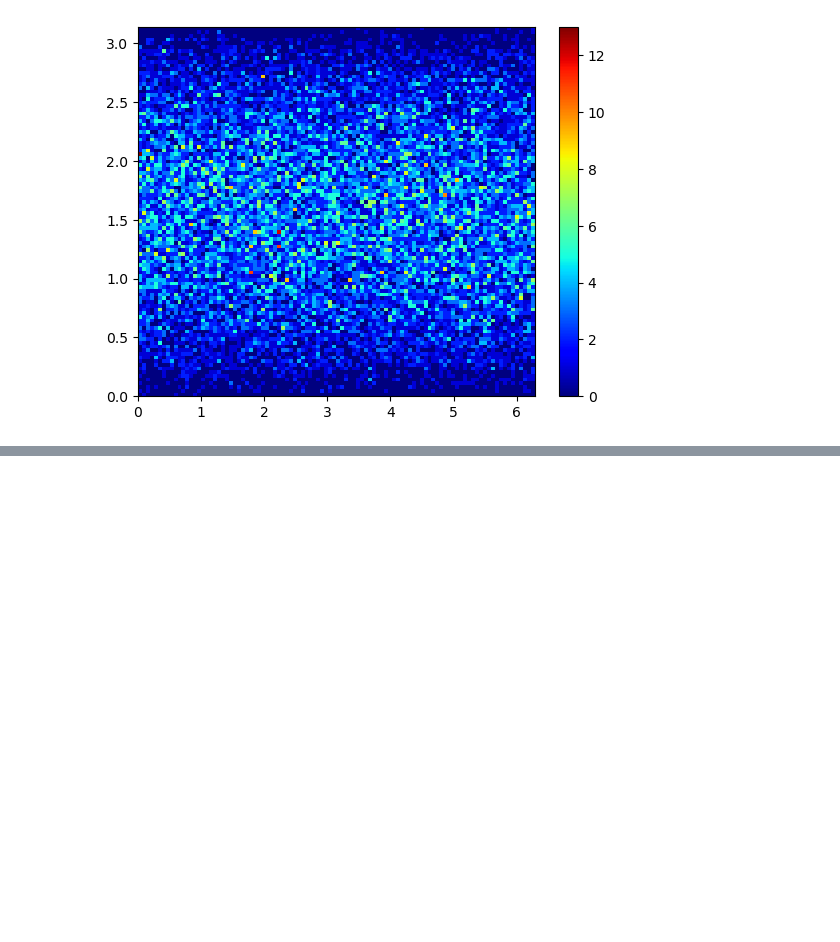
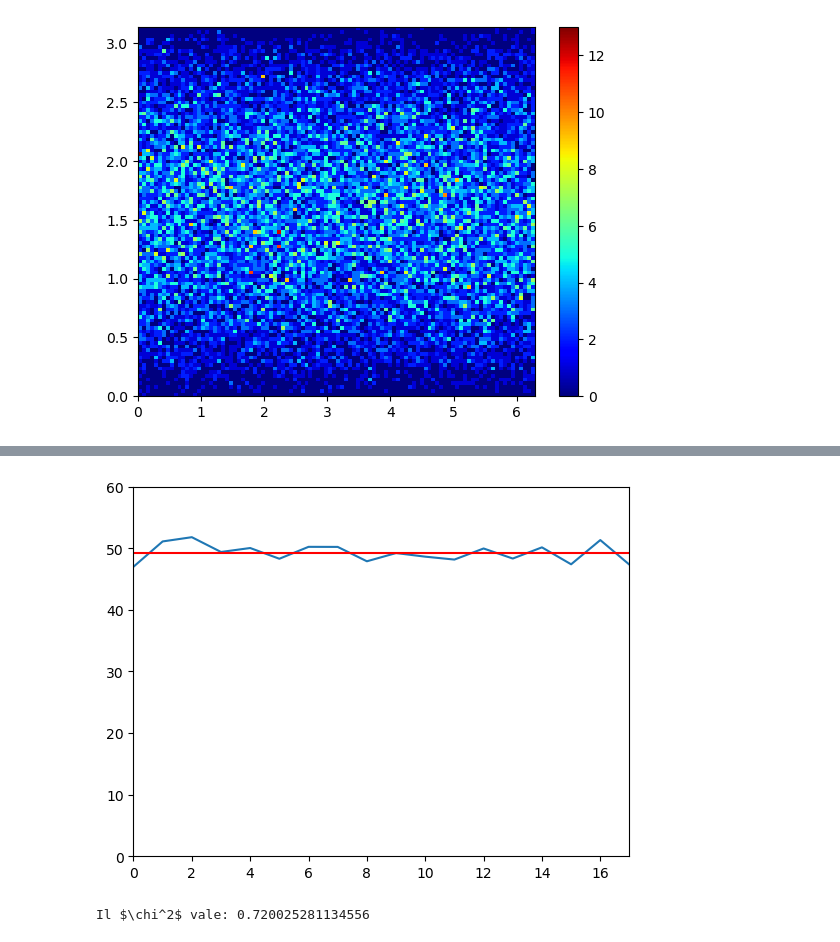
Before and after one commit to ccol168/Directionality_ToyMC_JUNO, a Jupyter notebook: Analysis_ToyMC.ipynb, the cells around one changed output, grey strips where cells are left out. Cells and saved outputs as stored; diff of their text form; code cells hidden in the pictures; blank space fills up the shorter version.

```diff
--- a/Analysis_ToyMC.ipynb
+++ b/Analysis_ToyMC.ipynb
@@ -140,0 +155,52 @@ Make3dPlot(x_scint[:scattlim],y_scint[:scattlim],z_scint[:scattlim],sizes_scint[
+# %%
+#chi squared test for uniform distribution, see Malkin paper for numbers
+counter = np.zeros(18)
+
+def DegtoRad (rad) :
+    return rad*(2*np.pi)/360
+
+def CountPhiEvents (HighLimit,LowLimit,values) :
+    return sum(map(lambda x : x > DegtoRad(LowLimit) and  x < DegtoRad(HighLimit) , values))
+'''
+for i in range(0,len(Scint_phis)) :
+    if Scint_phis[i] > DegtoRad(90 + 80.1375) :
+        for j in range(0,2) :
+            if (Scint_thetas[i] > i*DegtoRad(120)) and (Scint_thetas[i] < (i+1)*DegtoRad(120)) :
+                counter[j]=counter[j]+1
+'''
+ExpectedValue = len(Scint_phis)/406
+counter[0] = CountPhiEvents(180,90+80.1375,Scint_phis) / 3
+counter[1] = CountPhiEvents(90+80.1375,90+70.2010,Scint_phis) / 9
+counter[2] = CountPhiEvents(90+70.2010,90+60.1113,Scint_phis) / 15
+counter[3] = CountPhiEvents(90+60.1113,90+50.2170,Scint_phis) / 20
+counter[4] = CountPhiEvents(90+50.2170,90+40.5602,Scint_phis) / 24
+counter[5] = CountPhiEvents(90+40.5602,90+30.1631,Scint_phis) / 30
+counter[6] = CountPhiEvents(90+30.1631,90+20.7738,Scint_phis) / 30
+counter[7] = CountPhiEvents(90+20.7738,90+10.2148,Scint_phis) / 36
+counter[8] = CountPhiEvents(90+10.2148,90,Scint_phis) / 36
+counter[9] = CountPhiEvents(90,90-10.2148,Scint_phis) / 36
+counter[10] = CountPhiEvents(90-10.2148,90-20.7738,Scint_phis) / 36
+counter[11] = CountPhiEvents(90-20.7738,90-30.1631,Scint_phis) / 30
+counter[12] = CountPhiEvents(90-30.1631,90-40.5602,Scint_phis) / 30
+counter[13] = CountPhiEvents(90-40.5602,90-50.2170,Scint_phis) / 24
+counter[14] = CountPhiEvents(90-50.2170,90-60.1113,Scint_phis) / 20
+counter[15] = CountPhiEvents(90-60.1113,90-70.2010,Scint_phis) / 15
+counter[16] = CountPhiEvents(90-70.2010,90-80.1375,Scint_phis) / 9
+counter[17] = CountPhiEvents(90-80.1375,0,Scint_phis) / 3
+
+
+#print(ExpectedValue,"\n",counter)
+
+plt.plot(np.arange(18),counter)
+plt.axhline(ExpectedValue,color="r")
+plt.ylim(0,60)
+plt.xlim(0,17)
+plt.show()
+
+chi_squared=0
+for i in counter:
+    chi_squared += (i-ExpectedValue)**2/i
+print("Il $\chi^2$ vale:",chi_squared)
+# %% [output]
+[figure, added]
+Il $\chi^2$ vale: 0.720025281134556
```
Also changed, not shown: parts of 3 cells of this notebook.
